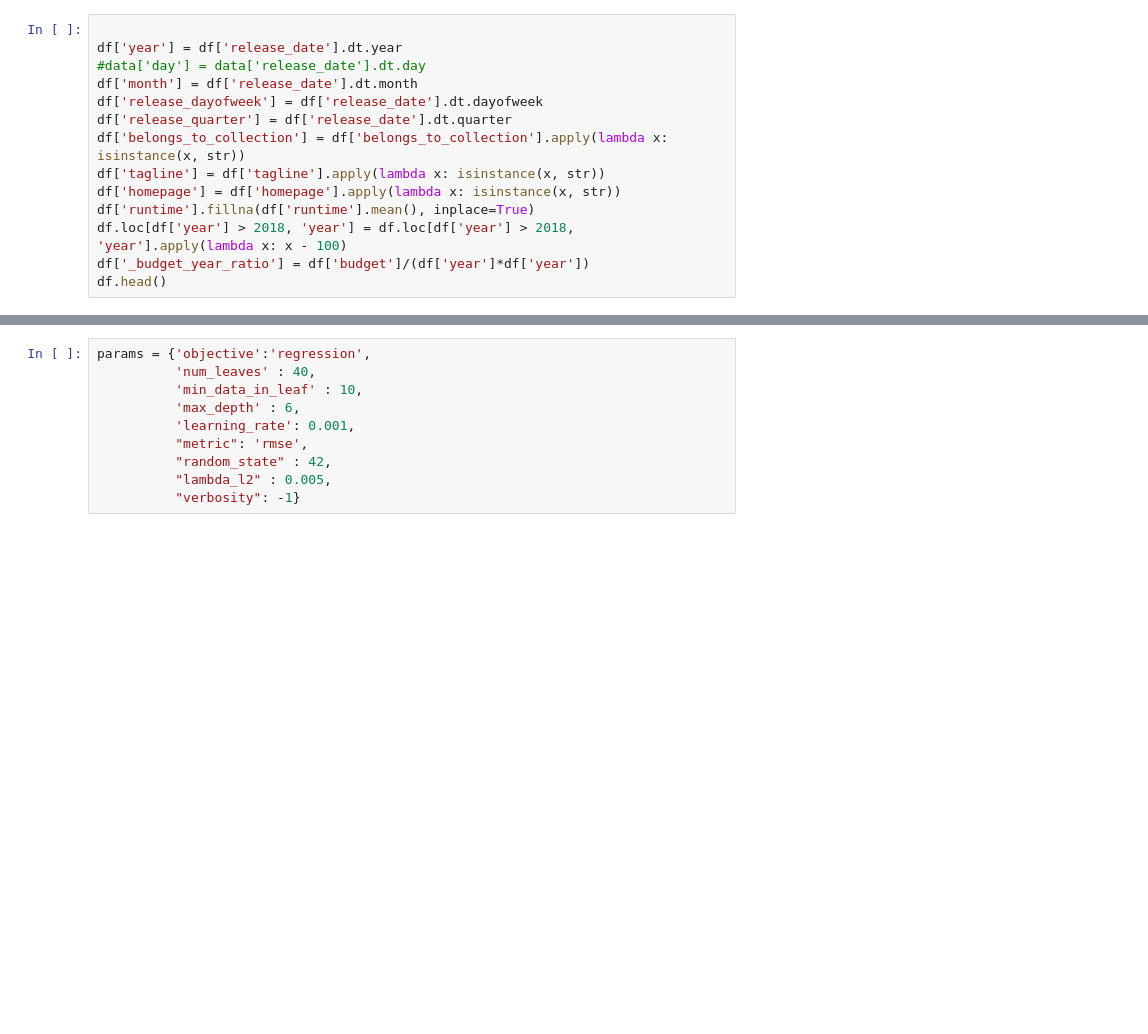
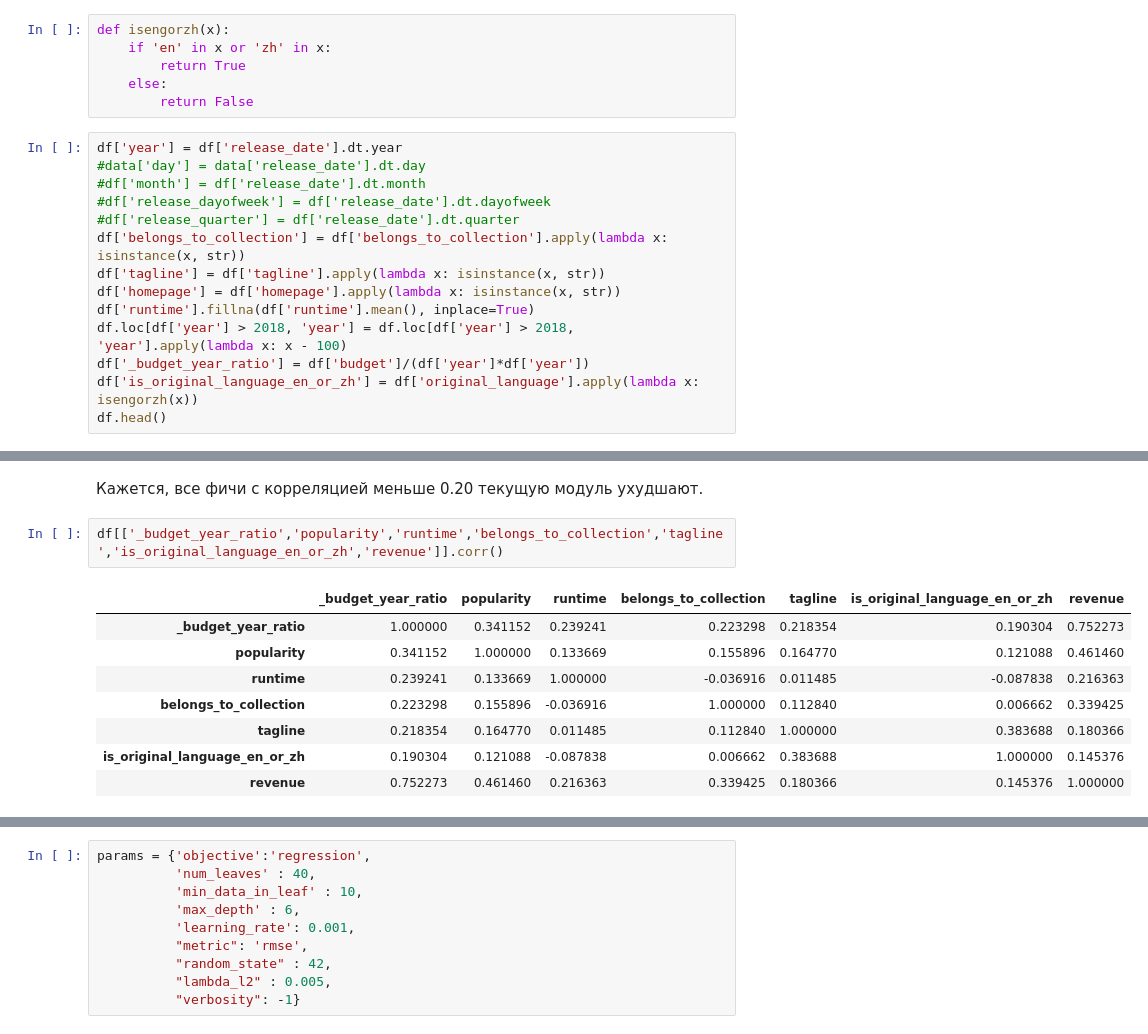
Before and after one commit to soo-underground/kaggle-competitions, a Jupyter notebook: TMDB challenge/LightGBM.ipynb, the cells around one changed output, grey strips where cells are left out. Drawn from its saved outputs; the diff is of its cells as text; blank space fills up the shorter version.

```diff
--- a/TMDB challenge/LightGBM.ipynb
+++ b/TMDB challenge/LightGBM.ipynb
@@ -32,14 +31,20 @@ df.columns
+# %%
+def isengorzh(x):
+    if 'en' in x or 'zh' in x:
+        return True
+    else:
+        return False
 # %%
-
 df['year'] = df['release_date'].dt.year
 #data['day'] = data['release_date'].dt.day
-df['month'] = df['release_date'].dt.month
-df['release_dayofweek'] = df['release_date'].dt.dayofweek
-df['release_quarter'] = df['release_date'].dt.quarter
+#df['month'] = df['release_date'].dt.month
+#df['release_dayofweek'] = df['release_date'].dt.dayofweek
+#df['release_quarter'] = df['release_date'].dt.quarter
 df['belongs_to_collection'] = df['belongs_to_collection'].apply(lambda x: isinstance(x, str))
 df['tagline'] = df['tagline'].apply(lambda x: isinstance(x, str))
 df['homepage'] = df['homepage'].apply(lambda x: isinstance(x, str))
 df['runtime'].fillna(df['runtime'].mean(), inplace=True)
 df.loc[df['year'] > 2018, 'year'] = df.loc[df['year'] > 2018, 'year'].apply(lambda x: x - 100)
 df['_budget_year_ratio'] = df['budget']/(df['year']*df['year'])
+df['is_original_language_en_or_zh'] = df['original_language'].apply(lambda x: isengorzh(x))
 df.head()
@@ -46,3 +58,16 @@ df.head()
+# %% [markdown]
+Кажется, все фичи с корреляцией меньше 0.20 текущую модуль ухудшают.
+# %%
+df[['_budget_year_ratio','popularity','runtime','belongs_to_collection','tagline','is_original_language_en_or_zh','revenue']].corr()
+# %% [output]
+|  | _budget_year_ratio | popularity | runtime | belongs_to_collection | tagline | is_original_language_en_or_zh | revenue |
+| _budget_year_ratio | 1.000000 | 0.341152 | 0.239241 | 0.223298 | 0.218354 | 0.190304 | 0.752273 |
+| popularity | 0.341152 | 1.000000 | 0.133669 | 0.155896 | 0.164770 | 0.121088 | 0.461460 |
+| runtime | 0.239241 | 0.133669 | 1.000000 | -0.036916 | 0.011485 | -0.087838 | 0.216363 |
+| belongs_to_collection | 0.223298 | 0.155896 | -0.036916 | 1.000000 | 0.112840 | 0.006662 | 0.339425 |
+| tagline | 0.218354 | 0.164770 | 0.011485 | 0.112840 | 1.000000 | 0.383688 | 0.180366 |
+| is_original_language_en_or_zh | 0.190304 | 0.121088 | -0.087838 | 0.006662 | 0.383688 | 1.000000 | 0.145376 |
+| revenue | 0.752273 | 0.461460 | 0.216363 | 0.339425 | 0.180366 | 0.145376 | 1.000000 |
 # %%
 from sklearn.model_selection import train_test_split
 
```
Also changed, not shown: parts of 15 cells of this notebook, 1 other file.
